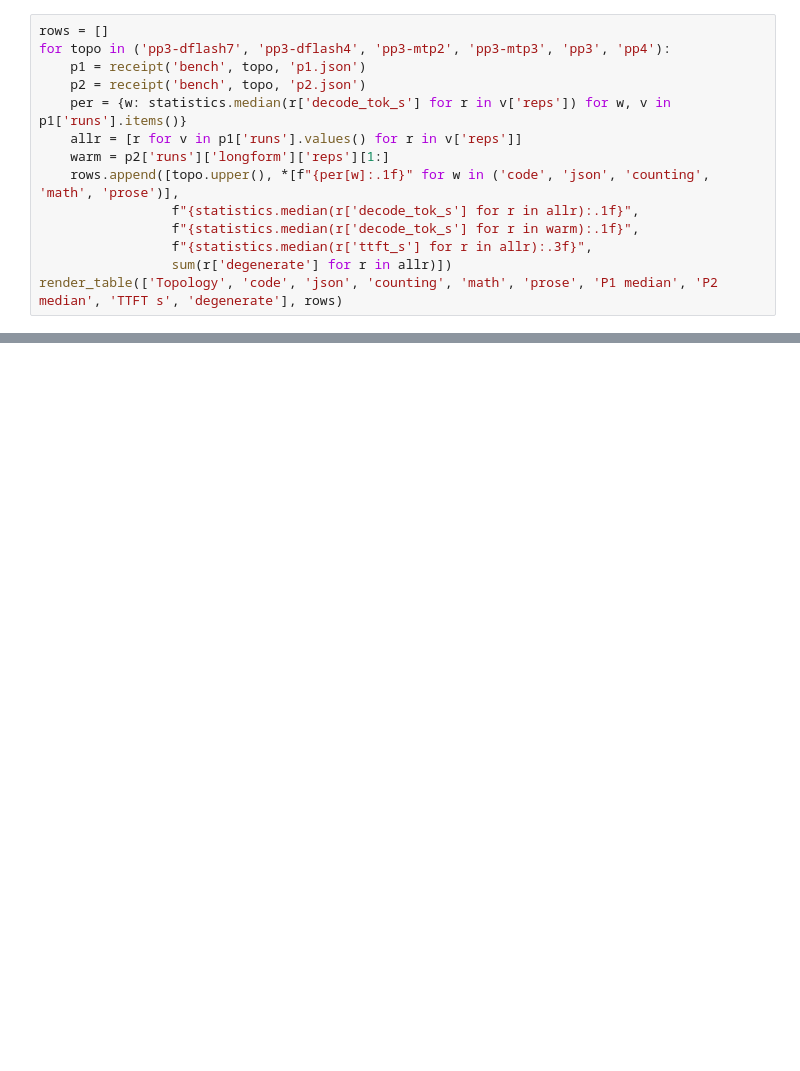
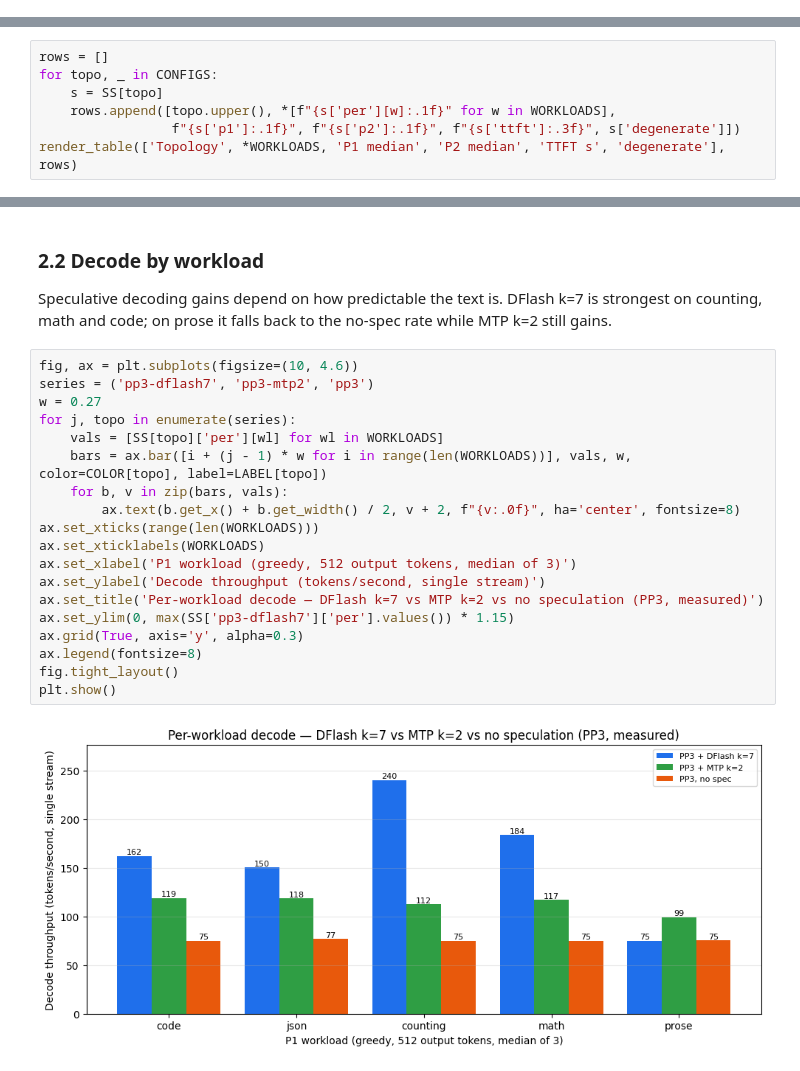
Before and after one commit to PixelML/club-170hx, a Jupyter notebook: notebooks/2026-09-22-mimo-v2.6-flash-4card-pp4-vllm.ipynb, the cells around one changed output, grey strips where cells are left out. Saved outputs shown, nothing was run; the diff lists cells and outputs as text; blank space fills up the shorter version.

Commit message:
mimo-v2.6-flash: charts from receipts + expanded SM80 challenges section (#62)
Co-authored-by: Sean Phan <seanphan@users.noreply.github.com>

```diff
--- a/notebooks/2026-09-22-mimo-v2.6-flash-4card-pp4-vllm.ipynb
+++ b/notebooks/2026-09-22-mimo-v2.6-flash-4card-pp4-vllm.ipynb
@@ -97,14 +128,0 @@ tokens (see fix 3). Single request at a time. PP3-MTP rows use the native MTP he
-# %%
-rows = []
-for topo in ('pp3-dflash7', 'pp3-dflash4', 'pp3-mtp2', 'pp3-mtp3', 'pp3', 'pp4'):
-    p1 = receipt('bench', topo, 'p1.json')
-    p2 = receipt('bench', topo, 'p2.json')
-    per = {w: statistics.median(r['decode_tok_s'] for r in v['reps']) for w, v in p1['runs'].items()}
-    allr = [r for v in p1['runs'].values() for r in v['reps']]
-    warm = p2['runs']['longform']['reps'][1:]
-    rows.append([topo.upper(), *[f"{per[w]:.1f}" for w in ('code', 'json', 'counting', 'math', 'prose')],
-                 f"{statistics.median(r['decode_tok_s'] for r in allr):.1f}",
-                 f"{statistics.median(r['decode_tok_s'] for r in warm):.1f}",
-                 f"{statistics.median(r['ttft_s'] for r in allr):.3f}",
-                 sum(r['degenerate'] for r in allr)])
-render_table(['Topology', 'code', 'json', 'counting', 'math', 'prose', 'P1 median', 'P2 median', 'TTFT s', 'degenerate'], rows)
@@ -110,0 +167,7 @@ render_table(['Topology', 'code', 'json', 'counting', 'math', 'prose', 'P1 media
+# %%
+rows = []
+for topo, _ in CONFIGS:
+    s = SS[topo]
+    rows.append([topo.upper(), *[f"{s['per'][w]:.1f}" for w in WORKLOADS],
+                 f"{s['p1']:.1f}", f"{s['p2']:.1f}", f"{s['ttft']:.3f}", s['degenerate']])
+render_table(['Topology', *WORKLOADS, 'P1 median', 'P2 median', 'TTFT s', 'degenerate'], rows)
@@ -111,3 +244,30 @@ render_table(['Topology', 'code', 'json', 'counting', 'math', 'prose', 'P1 media
+# %% [markdown]
+### 2.2 Decode by workload
+
+Speculative decoding gains depend on how predictable the text is. DFlash k=7 is
+strongest on counting, math and code; on prose it falls back to the no-spec rate while
+MTP k=2 still gains.
+# %%
+fig, ax = plt.subplots(figsize=(10, 4.6))
+series = ('pp3-dflash7', 'pp3-mtp2', 'pp3')
+w = 0.27
+for j, topo in enumerate(series):
+    vals = [SS[topo]['per'][wl] for wl in WORKLOADS]
+    bars = ax.bar([i + (j - 1) * w for i in range(len(WORKLOADS))], vals, w, color=COLOR[topo], label=LABEL[topo])
+    for b, v in zip(bars, vals):
+        ax.text(b.get_x() + b.get_width() / 2, v + 2, f"{v:.0f}", ha='center', fontsize=8)
+ax.set_xticks(range(len(WORKLOADS)))
+ax.set_xticklabels(WORKLOADS)
+ax.set_xlabel('P1 workload (greedy, 512 output tokens, median of 3)')
+ax.set_ylabel('Decode throughput (tokens/second, single stream)')
+ax.set_title('Per-workload decode — DFlash k=7 vs MTP k=2 vs no speculation (PP3, measured)')
+ax.set_ylim(0, max(SS['pp3-dflash7']['per'].values()) * 1.15)
+ax.grid(True, axis='y', alpha=0.3)
+ax.legend(fontsize=8)
+fig.tight_layout()
+plt.show()
+# %% [output]
+[figure, added]
 # %%
 rows = []
 for topo in ('pp3-mtp2', 'pp3', 'pp4'):
```
Also changed, not shown: parts of 26 cells of this notebook, 5 other files.
